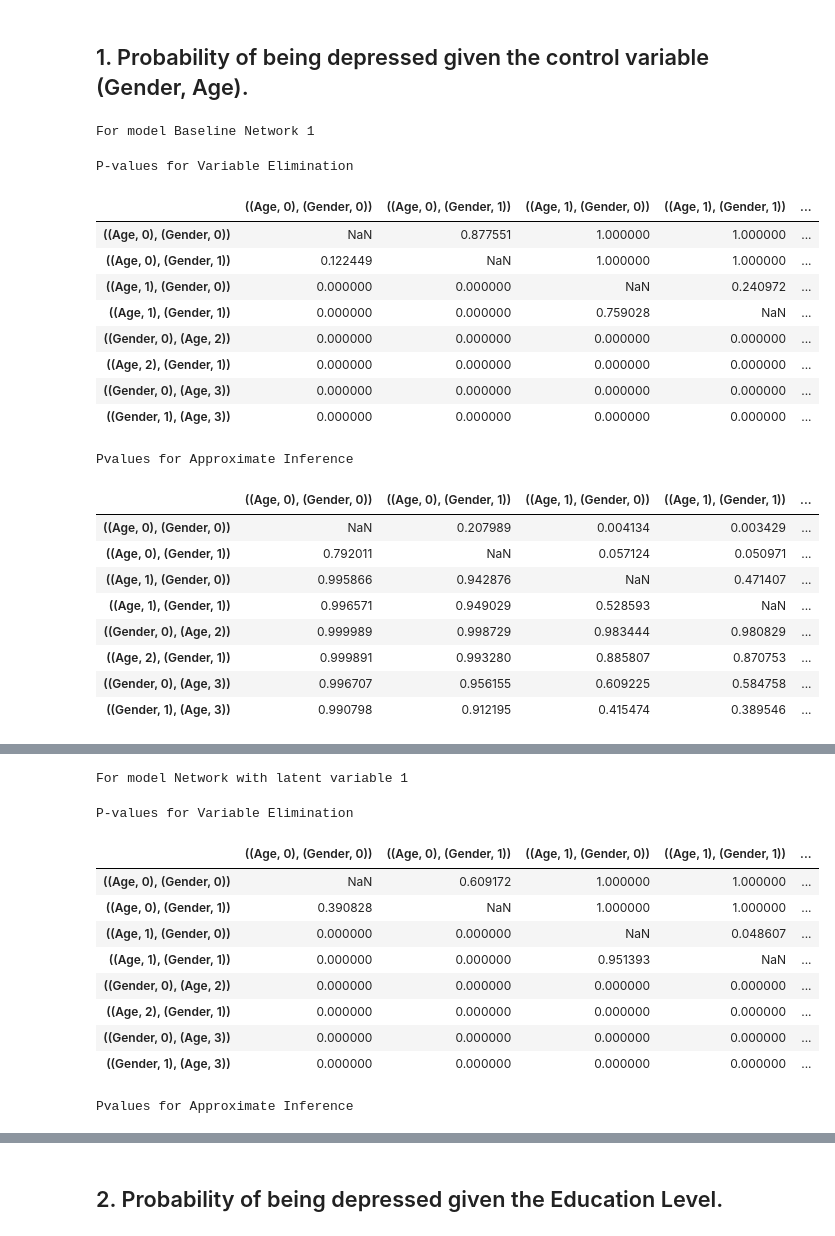
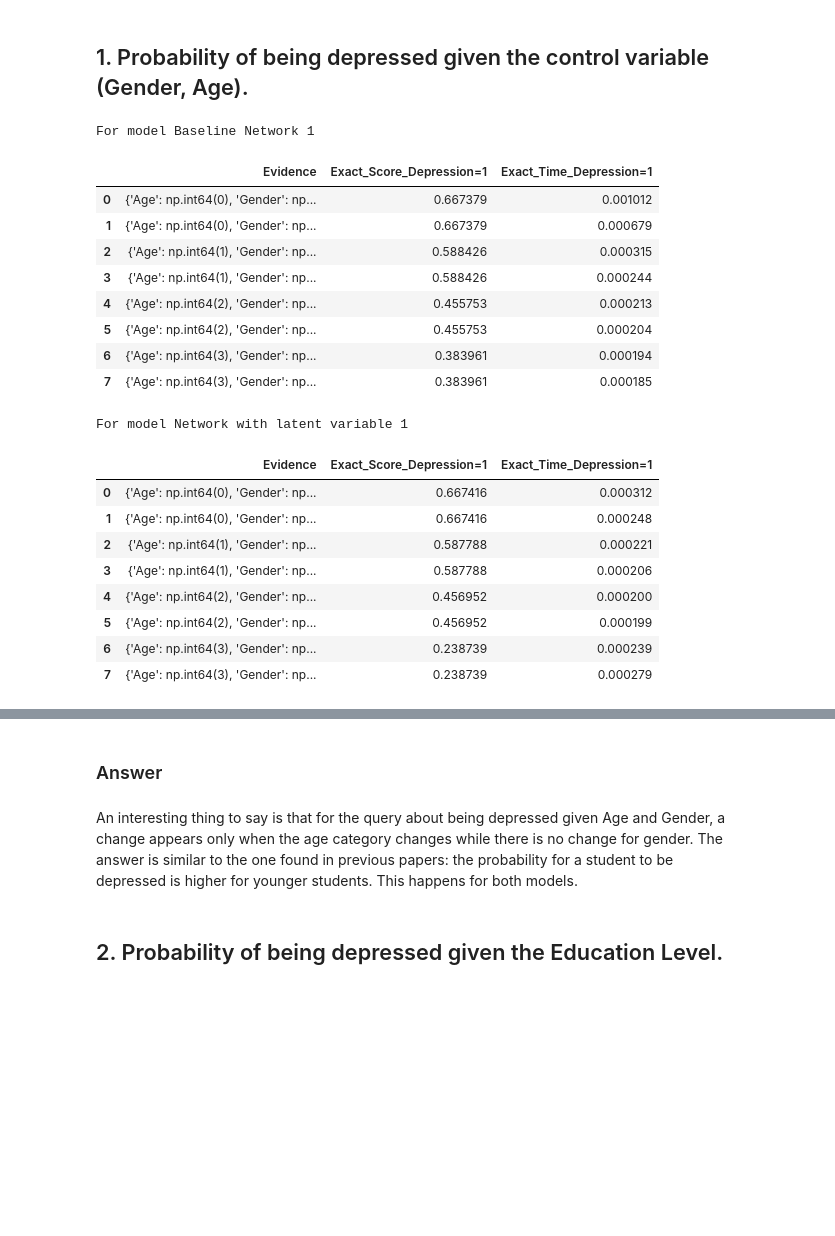
Before and after one commit to Shardyne/faikr3-project, a Jupyter notebook: network_comparison.ipynb, the cells around one changed output, grey strips where cells are left out. Saved outputs shown, nothing was run; the diff lists cells and outputs as text; code cells hidden in the pictures; blank space fills up the shorter version.

```diff
--- a/network_comparison.ipynb
+++ b/network_comparison.ipynb
@@ -481,34 +481,33 @@ from statistics import mean
 # %%
 result_df_1 = {}
 for name, model in query_models.items():
     print(f"For model {name}")
-    result_df_1[name] = simul(
+    result_df_1[name] = general_query(
         model,
         query_vars=["Depression"],
         attribute_evidence=["Gender", "Age"],
         index_retrieve_values=[1], # only P(Depression=1)
         show_progress=True
     )
     display(result_df_1[name])
 # %% [output]
 For model Baseline Network 1
+|  | Evidence | Exact_Score_Depression=1 | Exact_Time_Depression=1 |
+| 0 | {'Age': np.int64(0), 'Gender': np... | 0.667379 | 0.001012 |
+| 1 | {'Age': np.int64(0), 'Gender': np... | 0.667379 | 0.000679 |
+| 2 | {'Age': np.int64(1), 'Gender': np... | 0.588426 | 0.000315 |
+| 3 | {'Age': np.int64(1), 'Gender': np... | 0.588426 | 0.000244 |
+| 4 | {'Age': np.int64(2), 'Gender': np... | 0.455753 | 0.000213 |
+| 5 | {'Age': np.int64(2), 'Gender': np... | 0.455753 | 0.000204 |
+| 6 | {'Age': np.int64(3), 'Gender': np... | 0.383961 | 0.000194 |
+| 7 | {'Age': np.int64(3), 'Gender': np... | 0.383961 | 0.000185 |
-P-values for Variable Elimination
+For model Network with latent variable 1
-|  | ((Age, 0), (Gender, 0)) | ((Age, 0), (Gender, 1)) | ((Age, 1), (Gender, 0)) | ((Age, 1), (Gender, 1)) | ... |
-| ((Age, 0), (Gender, 0)) | NaN | 0.877551 | 1.000000 | 1.000000 | ... |
-| ((Age, 0), (Gender, 1)) | 0.122449 | NaN | 1.000000 | 1.000000 | ... |
-| ((Age, 1), (Gender, 0)) | 0.000000 | 0.000000 | NaN | 0.240972 | ... |
-| ((Age, 1), (Gender, 1)) | 0.000000 | 0.000000 | 0.759028 | NaN | ... |
-| ((Gender, 0), (Age, 2)) | 0.000000 | 0.000000 | 0.000000 | 0.000000 | ... |
-| ((Age, 2), (Gender, 1)) | 0.000000 | 0.000000 | 0.000000 | 0.000000 | ... |
-| ((Gender, 0), (Age, 3)) | 0.000000 | 0.000000 | 0.000000 | 0.000000 | ... |
-| ((Gender, 1), (Age, 3)) | 0.000000 | 0.000000 | 0.000000 | 0.000000 | ... |
-Pvalues for Approximate Inference
-|  | ((Age, 0), (Gender, 0)) | ((Age, 0), (Gender, 1)) | ((Age, 1), (Gender, 0)) | ((Age, 1), (Gender, 1)) | ... |
-| ((Age, 0), (Gender, 0)) | NaN | 0.207989 | 0.004134 | 0.003429 | ... |
-| ((Age, 0), (Gender, 1)) | 0.792011 | NaN | 0.057124 | 0.050971 | ... |
-| ((Age, 1), (Gender, 0)) | 0.995866 | 0.942876 | NaN | 0.471407 | ... |
-| ((Age, 1), (Gender, 1)) | 0.996571 | 0.949029 | 0.528593 | NaN | ... |
-| ((Gender, 0), (Age, 2)) | 0.999989 | 0.998729 | 0.983444 | 0.980829 | ... |
-| ((Age, 2), (Gender, 1)) | 0.999891 | 0.993280 | 0.885807 | 0.870753 | ... |
-| ((Gender, 0), (Age, 3)) | 0.996707 | 0.956155 | 0.609225 | 0.584758 | ... |
-| ((Gender, 1), (Age, 3)) | 0.990798 | 0.912195 | 0.415474 | 0.389546 | ... |
+|  | Evidence | Exact_Score_Depression=1 | Exact_Time_Depression=1 |
+| 0 | {'Age': np.int64(0), 'Gender': np... | 0.667416 | 0.000312 |
+| 1 | {'Age': np.int64(0), 'Gender': np... | 0.667416 | 0.000248 |
+| 2 | {'Age': np.int64(1), 'Gender': np... | 0.587788 | 0.000221 |
+| 3 | {'Age': np.int64(1), 'Gender': np... | 0.587788 | 0.000206 |
+| 4 | {'Age': np.int64(2), 'Gender': np... | 0.456952 | 0.000200 |
+| 5 | {'Age': np.int64(2), 'Gender': np... | 0.456952 | 0.000199 |
+| 6 | {'Age': np.int64(3), 'Gender': np... | 0.238739 | 0.000239 |
+| 7 | {'Age': np.int64(3), 'Gender': np... | 0.238739 | 0.000279 |
@@ -524,12 +513,0 @@ Pvalues for Approximate Inference
-For model Network with latent variable 1
-P-values for Variable Elimination
-|  | ((Age, 0), (Gender, 0)) | ((Age, 0), (Gender, 1)) | ((Age, 1), (Gender, 0)) | ((Age, 1), (Gender, 1)) | ... |
-| ((Age, 0), (Gender, 0)) | NaN | 0.609172 | 1.000000 | 1.000000 | ... |
-| ((Age, 0), (Gender, 1)) | 0.390828 | NaN | 1.000000 | 1.000000 | ... |
-| ((Age, 1), (Gender, 0)) | 0.000000 | 0.000000 | NaN | 0.048607 | ... |
-| ((Age, 1), (Gender, 1)) | 0.000000 | 0.000000 | 0.951393 | NaN | ... |
-| ((Gender, 0), (Age, 2)) | 0.000000 | 0.000000 | 0.000000 | 0.000000 | ... |
-| ((Age, 2), (Gender, 1)) | 0.000000 | 0.000000 | 0.000000 | 0.000000 | ... |
-| ((Gender, 0), (Age, 3)) | 0.000000 | 0.000000 | 0.000000 | 0.000000 | ... |
-| ((Gender, 1), (Age, 3)) | 0.000000 | 0.000000 | 0.000000 | 0.000000 | ... |
-Pvalues for Approximate Inference
@@ -554,3 +514,7 @@ Pvalues for Approximate Inference
+# %% [markdown]
+### Answer
+# %% [markdown]
+An interesting thing to say is that for the query about being depressed given Age and Gender, a change appears only when the age category changes while there is no change for gender. The answer is similar to the one found in previous papers: the probability for a student to be depressed is higher for younger students. This happens for both models.
 # %% [markdown]
 ## 2. Probability of being depressed given the Education Level.
 # %%
```
Also changed, not shown: parts of 20 cells of this notebook, 1 other file.
